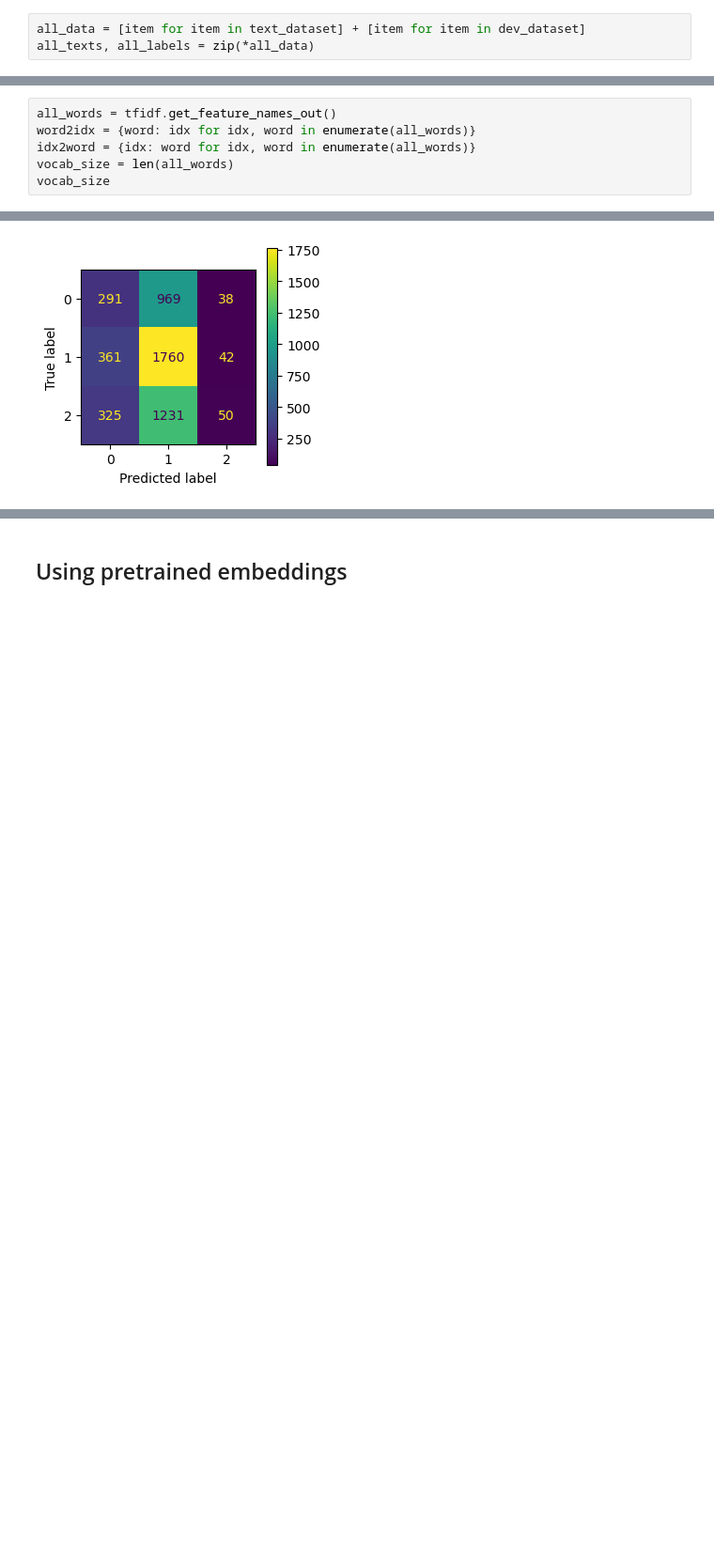
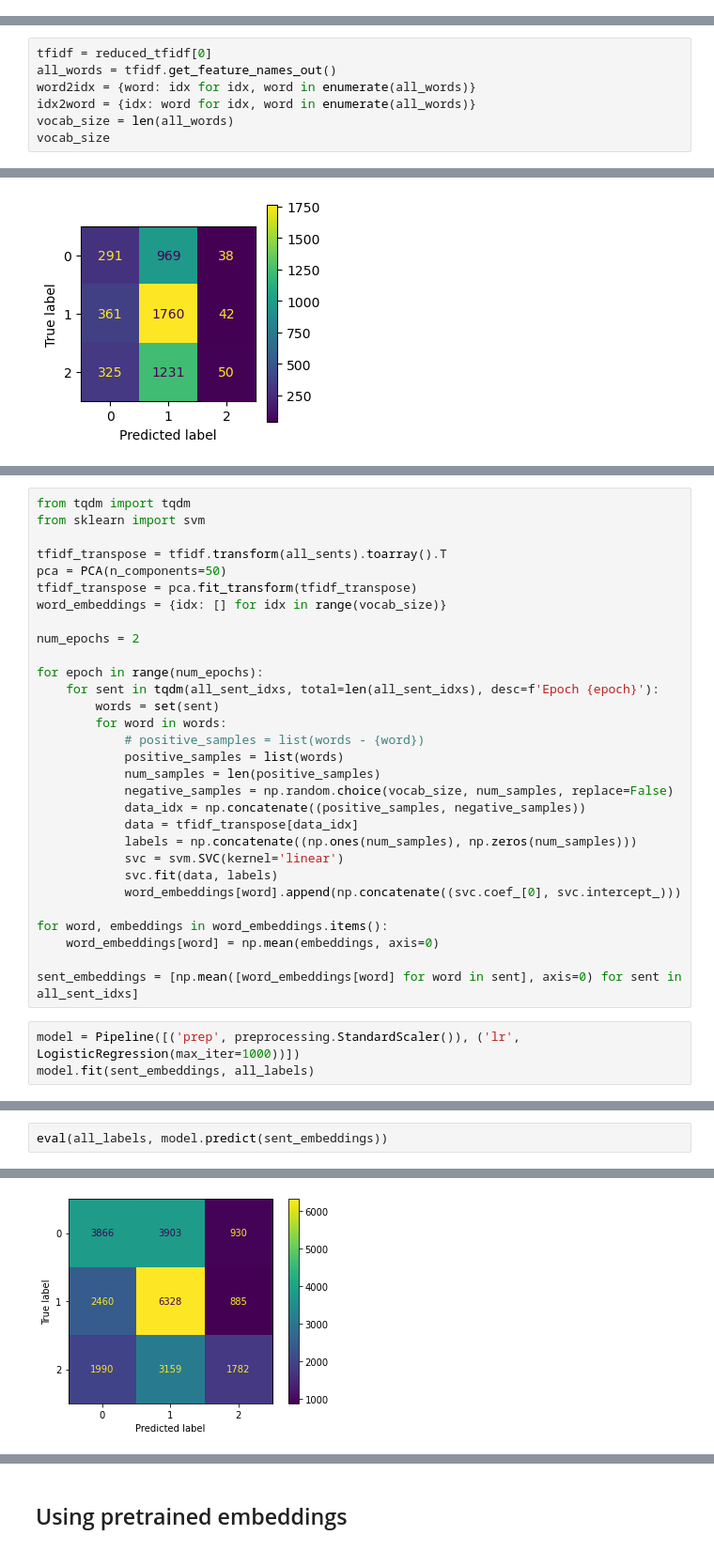
Before and after one commit to Nikelroid/Multi-Modal-Sentiment-Classification, a Jupyter notebook: Phase-2/phase2.ipynb, the cells around one changed output, grey strips where cells are left out. Shown at 94% size. Cells and saved outputs as stored; diff of their text form; blank space fills up the shorter version.

```diff
--- a/Phase-2/phase2.ipynb
+++ b/Phase-2/phase2.ipynb
@@ -450,6 +466,3 @@ We will train on both of training and development sets, and then test on the tes
-# %%
-all_data = [item for item in text_dataset] + [item for item in dev_dataset]
-all_texts, all_labels = zip(*all_data)
 # %%
 from sklearn.feature_extraction.text import TfidfVectorizer
 
@@ -589,6 +605,7 @@ Pipeline(steps=[('tfidf',
                  <__main__.DenseTransformer object at 0x...>),
                 ('pca', PCA(n_components=50)), ('prep', StandardScaler())])
 # %%
+tfidf = reduced_tfidf[0]
 all_words = tfidf.get_feature_names_out()
 word2idx = {word: idx for idx, word in enumerate(all_words)}
 idx2word = {idx: word for idx, word in enumerate(all_words)}
@@ -664,0 +685,33 @@ eval(test_labels, model.predict(test_sent_embeddings))
+# %%
+from tqdm import tqdm
+from sklearn import svm
+
+tfidf_transpose = tfidf.transform(all_sents).toarray().T
+pca = PCA(n_components=50)
+tfidf_transpose = pca.fit_transform(tfidf_transpose)
+word_embeddings = {idx: [] for idx in range(vocab_size)}
+
+num_epochs = 2
+
+for epoch in range(num_epochs):
+    for sent in tqdm(all_sent_idxs, total=len(all_sent_idxs), desc=f'Epoch {epoch}'):
+        words = set(sent)
+        for word in words:
+            # positive_samples = list(words - {word})
+            positive_samples = list(words)
+            num_samples = len(positive_samples)
+            negative_samples = np.random.choice(vocab_size, num_samples, replace=False)
+            data_idx = np.concatenate((positive_samples, negative_samples))
+            data = tfidf_transpose[data_idx]
+            labels = np.concatenate((np.ones(num_samples), np.zeros(num_samples)))
+            svc = svm.SVC(kernel='linear')
+            svc.fit(data, labels)
+            word_embeddings[word].append(np.concatenate((svc.coef_[0], svc.intercept_)))
+
+for word, embeddings in word_embeddings.items():
+    word_embeddings[word] = np.mean(embeddings, axis=0)
+
+sent_embeddings = [np.mean([word_embeddings[word] for word in sent], axis=0) for sent in all_sent_idxs]
+# %%
+model = Pipeline([('prep', preprocessing.StandardScaler()), ('lr', LogisticRegression(max_iter=1000))])
+model.fit(sent_embeddings, all_labels)
@@ -664,0 +721,3 @@ eval(test_labels, model.predict(test_sent_embeddings))
+# %%
+eval(all_labels, model.predict(sent_embeddings))
+# %% [output]
@@ -664,0 +728 @@ eval(test_labels, model.predict(test_sent_embeddings))
+[figure, added]
```
Also changed, not shown: parts of 63 cells of this notebook, 1 other file.
